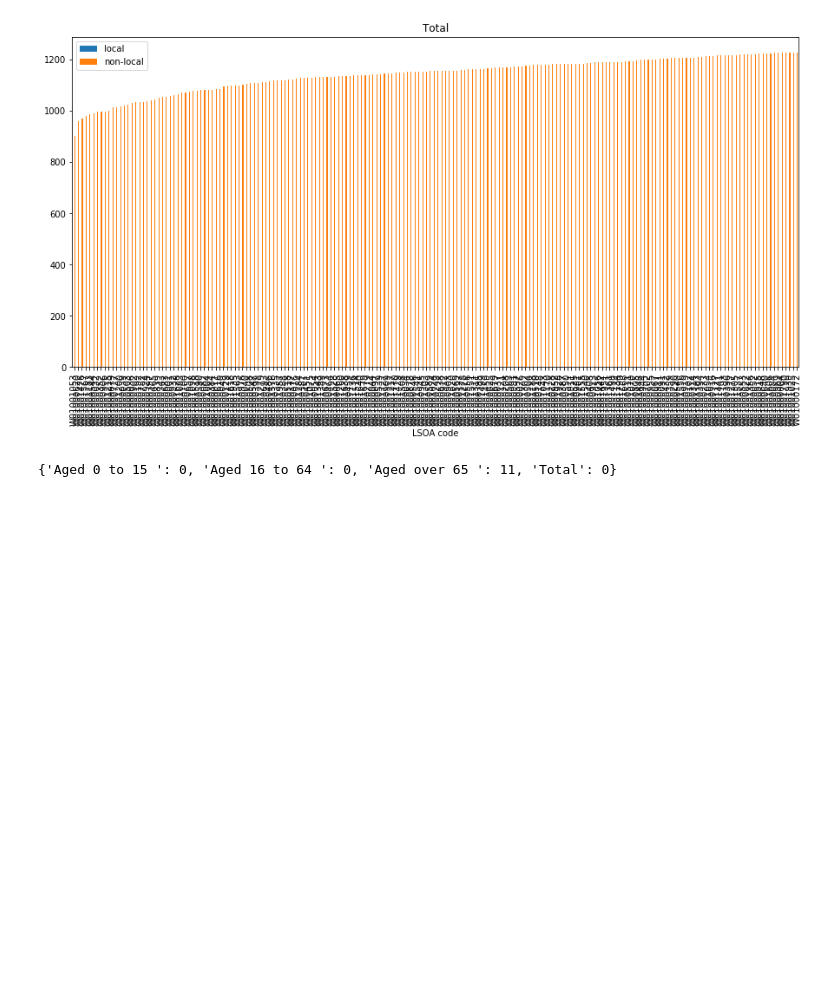
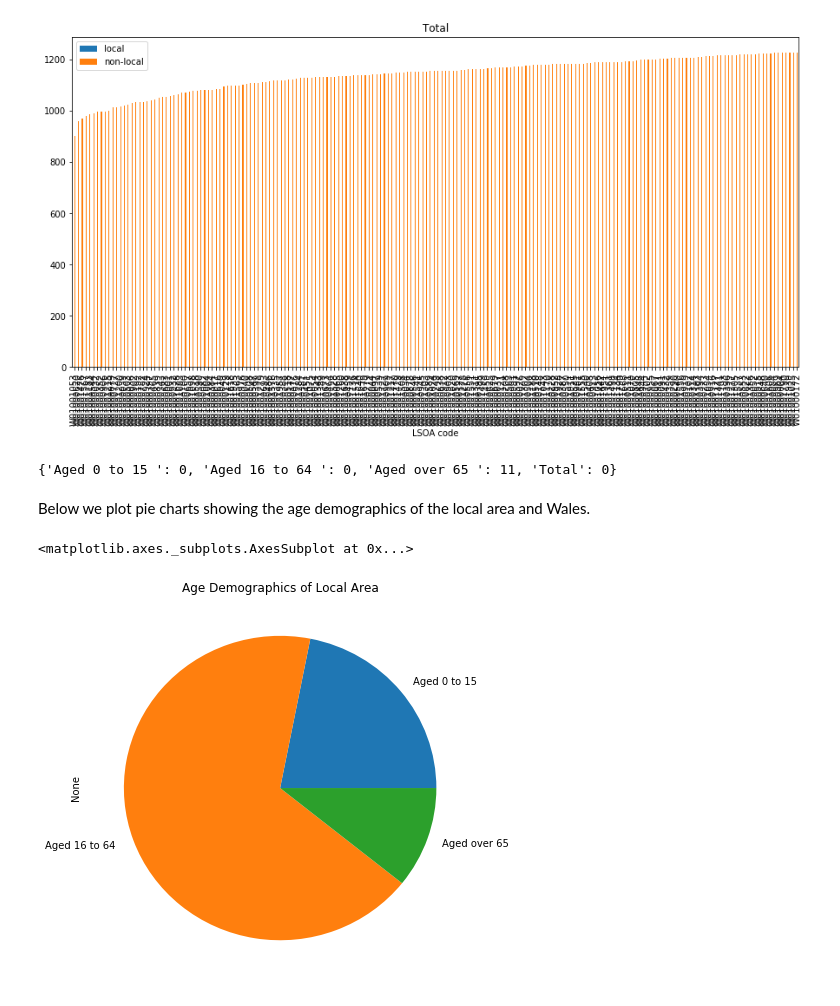
Before and after one commit to idorrington92/SRCDC_cardiff_data_analysis, a Jupyter notebook: codes/age/age.ipynb, the cells around one changed output. Cells and saved outputs as stored; diff of their text form; code cells hidden in the pictures; blank space fills up the shorter version.

Commit message:
Added pie charts showing age structure

```diff
--- a/codes/age/age.ipynb
+++ b/codes/age/age.ipynb
@@ -127,3 +122,10 @@ bottom_10pc_count = {key : len(bottom_10pc_local[key]) for key in bottom_10pc_lo
 bottom_10pc_count
 # %% [output]
 {'Aged 0 to 15 ': 0, 'Aged 16 to 64 ': 0, 'Aged over 65 ': 11, 'Total': 0}
+# %% [markdown]
+Below we plot pie charts showing the age demographics of the local area and Wales.
+# %%
+data.loc[data['local']==1].drop(columns=['local','LSOA name','Total']).sum().plot(kind='pie',figsize=(7,7),title='Age Demographics of Local Area')
+# %% [output]
+<matplotlib.axes._subplots.AxesSubplot at 0x...>
+[figure, added]
```
Also changed, not shown: parts of 2 cells of this notebook.
